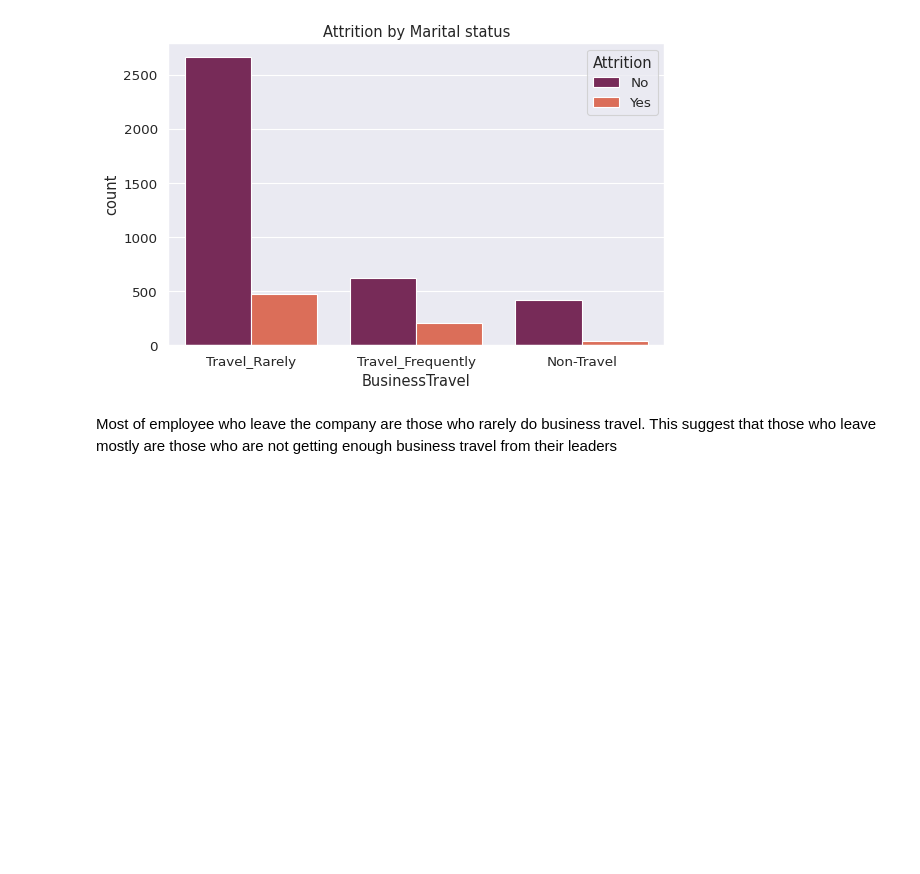
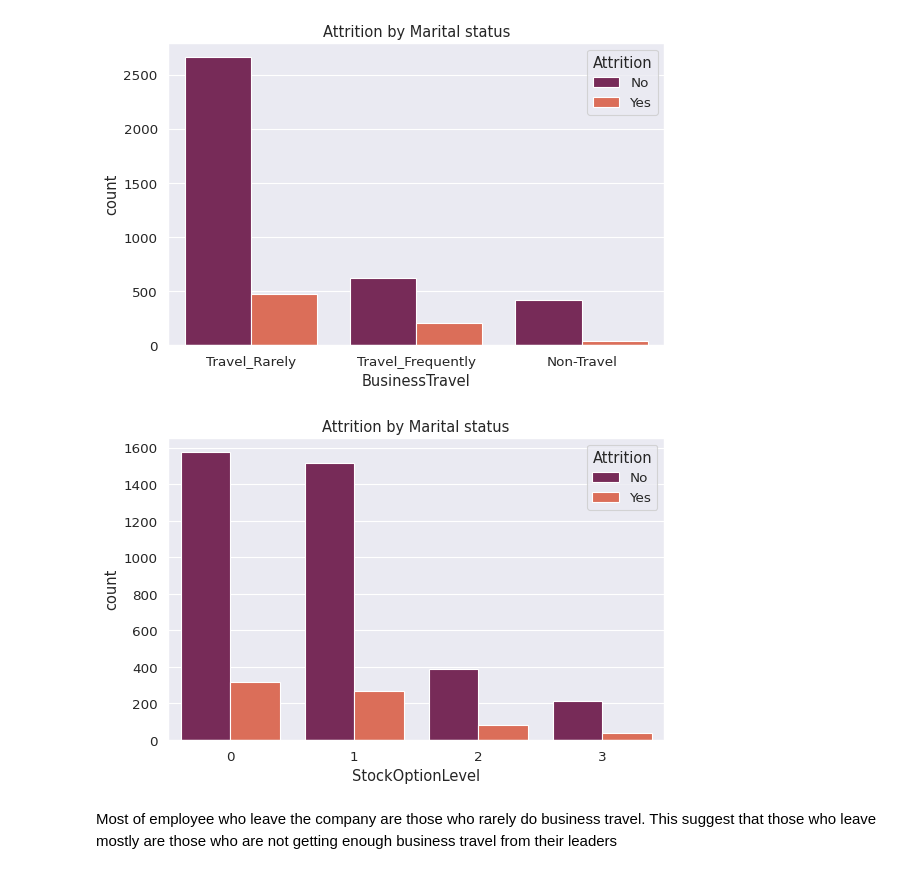
Before and after one commit to Rian021102/HR-Attrition-Analysis, a Jupyter notebook: Hr_Analytics.ipynb, the cells around one changed output. Cells and saved outputs as stored; diff of their text form; code cells hidden in the pictures; blank space fills up the shorter version.

```diff
--- a/Hr_Analytics.ipynb
+++ b/Hr_Analytics.ipynb
@@ -353,6 +353,12 @@ sns.set_theme(style="darkgrid", font_scale = 1.1)
 sns.countplot(data=df2, x='BusinessTravel', hue='Attrition', palette='rocket').set_title('Attrition by Marital status');
 # %% [output]
 [figure]
+# %%
+plt.figure(figsize=(8,5), dpi=80)
+sns.set_theme(style="darkgrid", font_scale = 1.1)
+sns.countplot(data=df2, x='StockOptionLevel', hue='Attrition', palette='rocket').set_title('Attrition by Marital status');
+# %% [output]
+[figure, added]
 # %% [markdown]
 Most of employee who leave the company are those who rarely do business travel. This suggest that those who leave mostly are those who are not getting enough business travel from their leaders
 # %%
```
Also changed, not shown: parts of 2 cells of this notebook.
